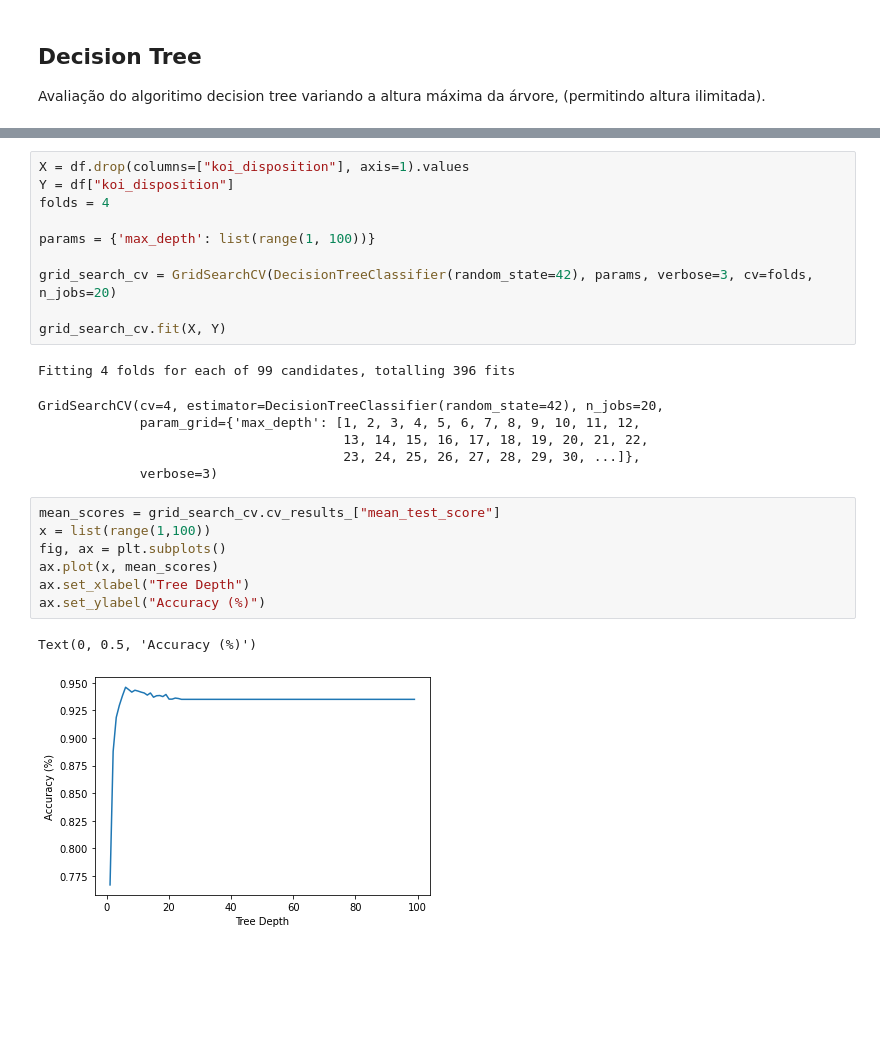
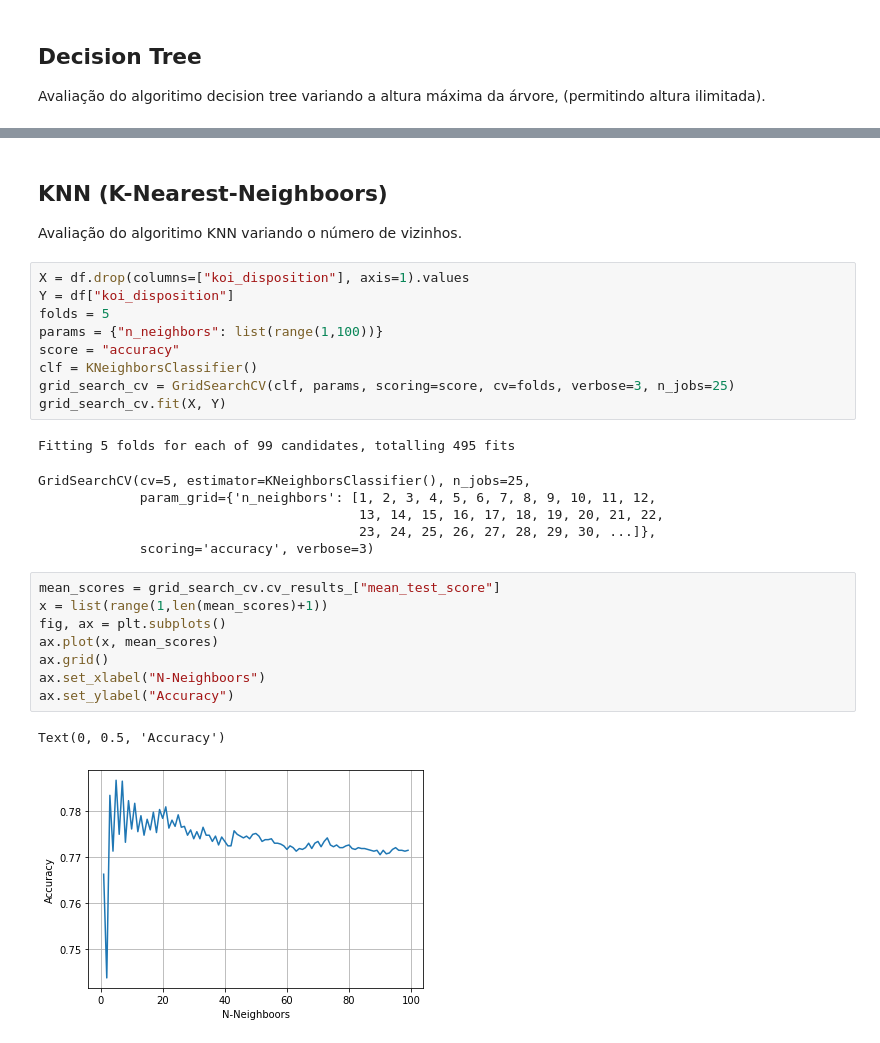
Before and after one commit to warSantos/Exoplanetas, a Jupyter notebook: notebook.ipynb, the cells around one changed output, grey strips where cells are left out. Saved outputs shown, nothing was run; the diff lists cells and outputs as text; blank space fills up the shorter version.

```diff
--- a/notebook.ipynb
+++ b/notebook.ipynb
@@ -102,27 +180,31 @@ Avaliação do algoritimo decision tree variando a altura máxima da árvore, (p
+# %% [markdown]
+## KNN (K-Nearest-Neighboors)
+
+Avaliação do algoritimo KNN variando o número de vizinhos.
 # %%
 X = df.drop(columns=["koi_disposition"], axis=1).values
 Y = df["koi_disposition"]
-folds = 4
-
-params = {'max_depth': list(range(1, 100))}
-
-grid_search_cv = GridSearchCV(DecisionTreeClassifier(random_state=42), params, verbose=3, cv=folds, n_jobs=20)
-
+folds = 5
+params = {"n_neighbors": list(range(1,100))}
+score = "accuracy"
+clf = KNeighborsClassifier()
+grid_search_cv = GridSearchCV(clf, params, scoring=score, cv=folds, verbose=3, n_jobs=25)
 grid_search_cv.fit(X, Y)
 # %% [output]
-Fitting 4 folds for each of 99 candidates, totalling 396 fits
+Fitting 5 folds for each of 99 candidates, totalling 495 fits
-GridSearchCV(cv=4, estimator=DecisionTreeClassifier(random_state=42), n_jobs=20,
-             param_grid={'max_depth': [1, 2, 3, 4, 5, 6, 7, 8, 9, 10, 11, 12,
-                                       13, 14, 15, 16, 17, 18, 19, 20, 21, 22,
-                                       23, 24, 25, 26, 27, 28, 29, 30, ...]},
-             verbose=3)
+GridSearchCV(cv=5, estimator=KNeighborsClassifier(), n_jobs=25,
+             param_grid={'n_neighbors': [1, 2, 3, 4, 5, 6, 7, 8, 9, 10, 11, 12,
+                                         13, 14, 15, 16, 17, 18, 19, 20, 21, 22,
+                                         23, 24, 25, 26, 27, 28, 29, 30, ...]},
+             scoring='accuracy', verbose=3)
 # %%
 mean_scores = grid_search_cv.cv_results_["mean_test_score"]
-x = list(range(1,100))
+x = list(range(1,len(mean_scores)+1))
 fig, ax = plt.subplots()
 ax.plot(x, mean_scores)
-ax.set_xlabel("Tree Depth")
-ax.set_ylabel("Accuracy (%)")
+ax.grid()
+ax.set_xlabel("N-Neighboors")
+ax.set_ylabel("Accuracy")
 # %% [output]
-Text(0, 0.5, 'Accuracy (%)')
+Text(0, 0.5, 'Accuracy')
-[figure, old version]
+[figure, new version]
```
Also changed, not shown: parts of 8 cells of this notebook.
